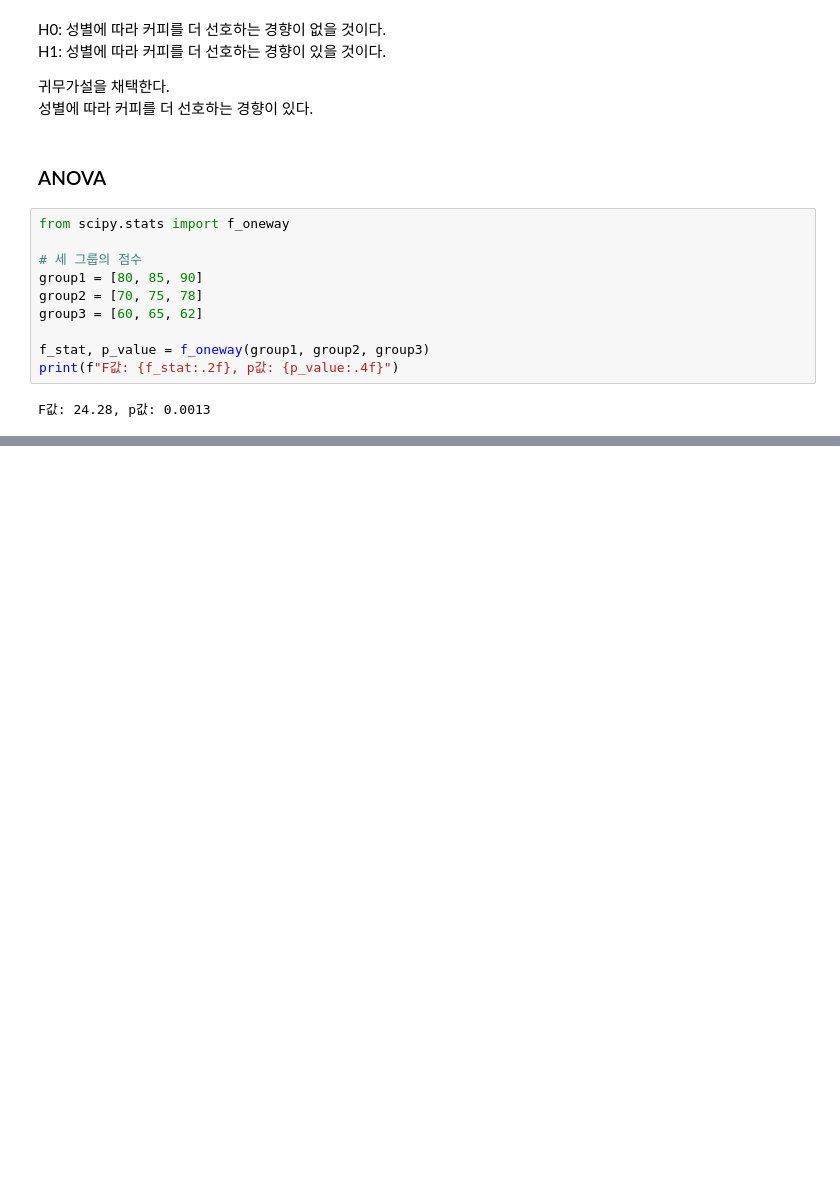
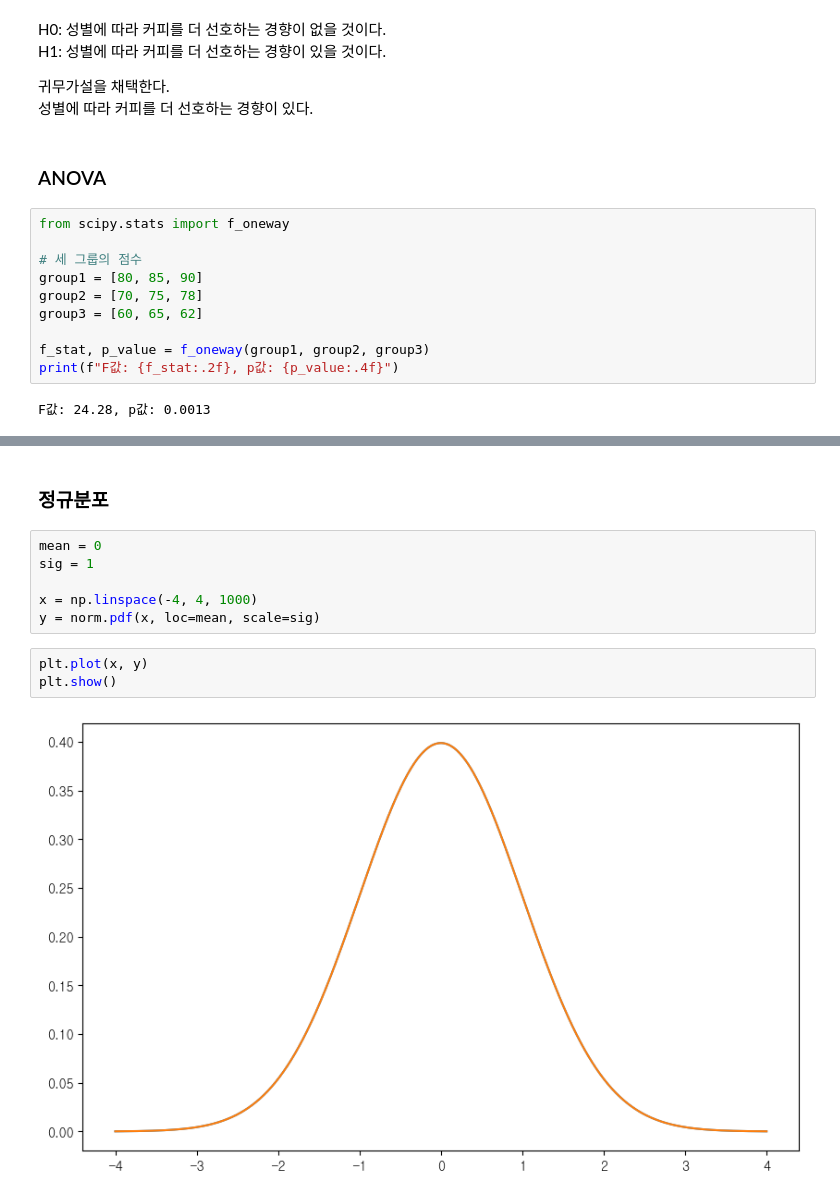
Before and after one commit to Clear-head/hipython_repo, a Jupyter notebook: 22_가설검정.ipynb, the cells around one changed output, grey strips where cells are left out. Saved outputs shown, nothing was run; the diff lists cells and outputs as text; blank space fills up the shorter version.

```diff
--- a/22_가설검정.ipynb
+++ b/22_가설검정.ipynb
@@ -127,0 +264,13 @@ F값: 24.28, p값: 0.0013
+# %% [markdown]
+### 정규분포
+# %%
+mean = 0
+sig = 1
+
+x = np.linspace(-4, 4, 1000)
+y = norm.pdf(x, loc=mean, scale=sig)
+# %%
+plt.plot(x, y)
+plt.show()
+# %% [output]
+[figure, added]
```
Also changed, not shown: parts of 24 cells of this notebook.
